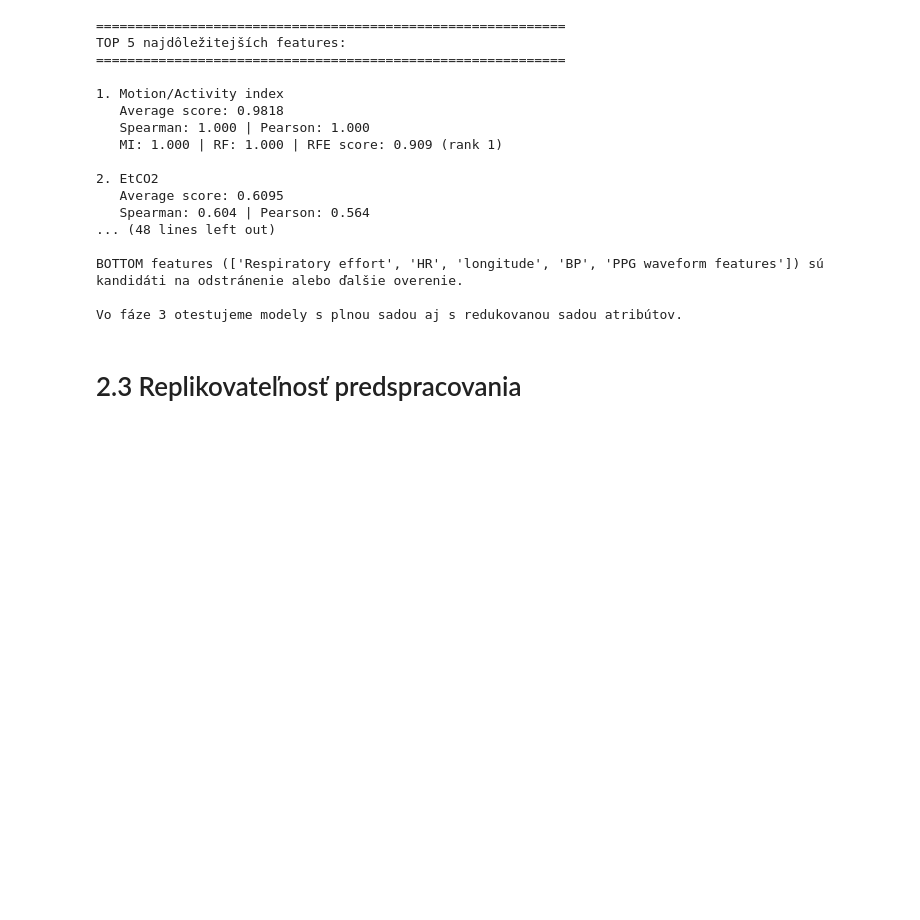
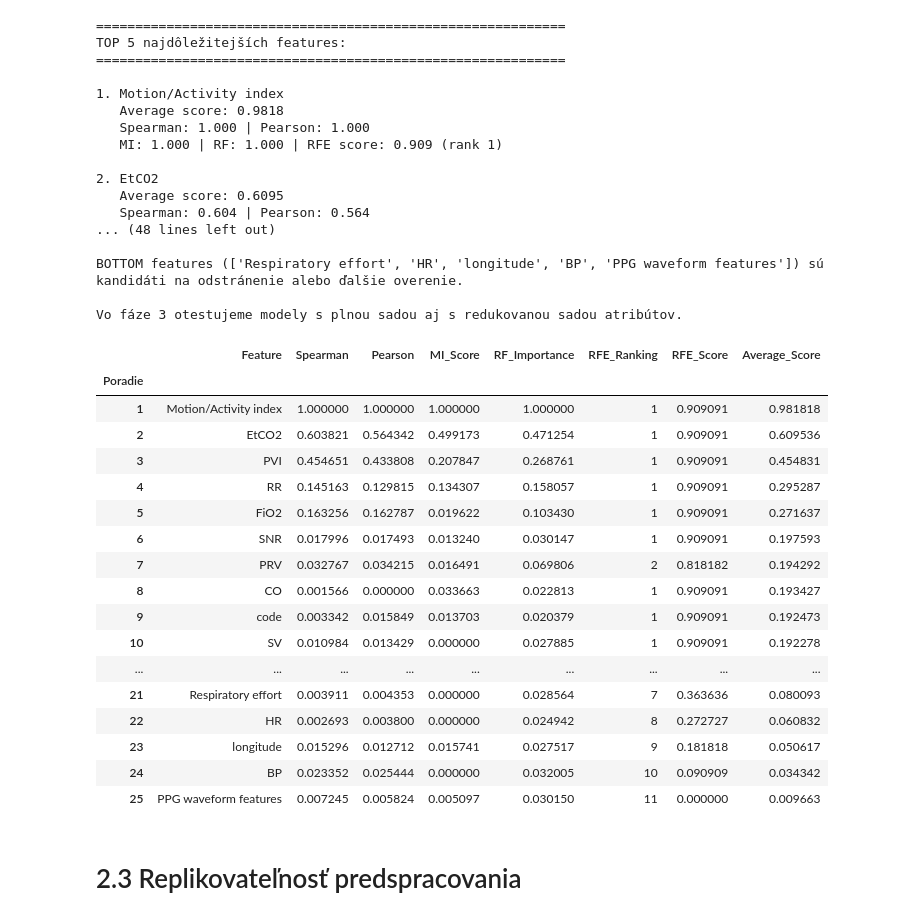
Before and after one commit to johannatilesova/IAU-project, a Jupyter notebook: phase2_Tilesova_Pecenka.ipynb, the cells around one changed output. Cells and saved outputs as stored; diff of their text form; code cells hidden in the pictures; blank space fills up the shorter version.

```diff
--- a/phase2_Tilesova_Pecenka.ipynb
+++ b/phase2_Tilesova_Pecenka.ipynb
@@ -1053,6 +1060,27 @@ TOP 5 najdôležitejších features:
 BOTTOM features (['Respiratory effort', 'HR', 'longitude', 'BP', 'PPG waveform features']) sú kandidáti na odstránenie alebo ďalšie overenie.
 
 Vo fáze 3 otestujeme modely s plnou sadou aj s redukovanou sadou atribútov.
+# %%
+feature_ranking
+# %% [output]
+|  | Feature | Spearman | Pearson | MI_Score | RF_Importance | RFE_Ranking | RFE_Score | Average_Score |
+| Poradie |  |  |  |  |  |  |  |  |
+| 1 | Motion/Activity index | 1.000000 | 1.000000 | 1.000000 | 1.000000 | 1 | 0.909091 | 0.981818 |
+| 2 | EtCO2 | 0.603821 | 0.564342 | 0.499173 | 0.471254 | 1 | 0.909091 | 0.609536 |
+| 3 | PVI | 0.454651 | 0.433808 | 0.207847 | 0.268761 | 1 | 0.909091 | 0.454831 |
+| 4 | RR | 0.145163 | 0.129815 | 0.134307 | 0.158057 | 1 | 0.909091 | 0.295287 |
+| 5 | FiO2 | 0.163256 | 0.162787 | 0.019622 | 0.103430 | 1 | 0.909091 | 0.271637 |
+| 6 | SNR | 0.017996 | 0.017493 | 0.013240 | 0.030147 | 1 | 0.909091 | 0.197593 |
+| 7 | PRV | 0.032767 | 0.034215 | 0.016491 | 0.069806 | 2 | 0.818182 | 0.194292 |
+| 8 | CO | 0.001566 | 0.000000 | 0.033663 | 0.022813 | 1 | 0.909091 | 0.193427 |
+| 9 | code | 0.003342 | 0.015849 | 0.013703 | 0.020379 | 1 | 0.909091 | 0.192473 |
+| 10 | SV | 0.010984 | 0.013429 | 0.000000 | 0.027885 | 1 | 0.909091 | 0.192278 |
+| ... | ... | ... | ... | ... | ... | ... | ... | ... |
+| 21 | Respiratory effort | 0.003911 | 0.004353 | 0.000000 | 0.028564 | 7 | 0.363636 | 0.080093 |
+| 22 | HR | 0.002693 | 0.003800 | 0.000000 | 0.024942 | 8 | 0.272727 | 0.060832 |
+| 23 | longitude | 0.015296 | 0.012712 | 0.015741 | 0.027517 | 9 | 0.181818 | 0.050617 |
+| 24 | BP | 0.023352 | 0.025444 | 0.000000 | 0.032005 | 10 | 0.090909 | 0.034342 |
+| 25 | PPG waveform features | 0.007245 | 0.005824 | 0.005097 | 0.030150 | 11 | 0.000000 | 0.009663 |
 # %% [markdown]
 # 2.3  Replikovateľnosť predspracovania
 # %% [markdown]
```
Also changed, not shown: parts of 11 cells of this notebook, 6 other files.
